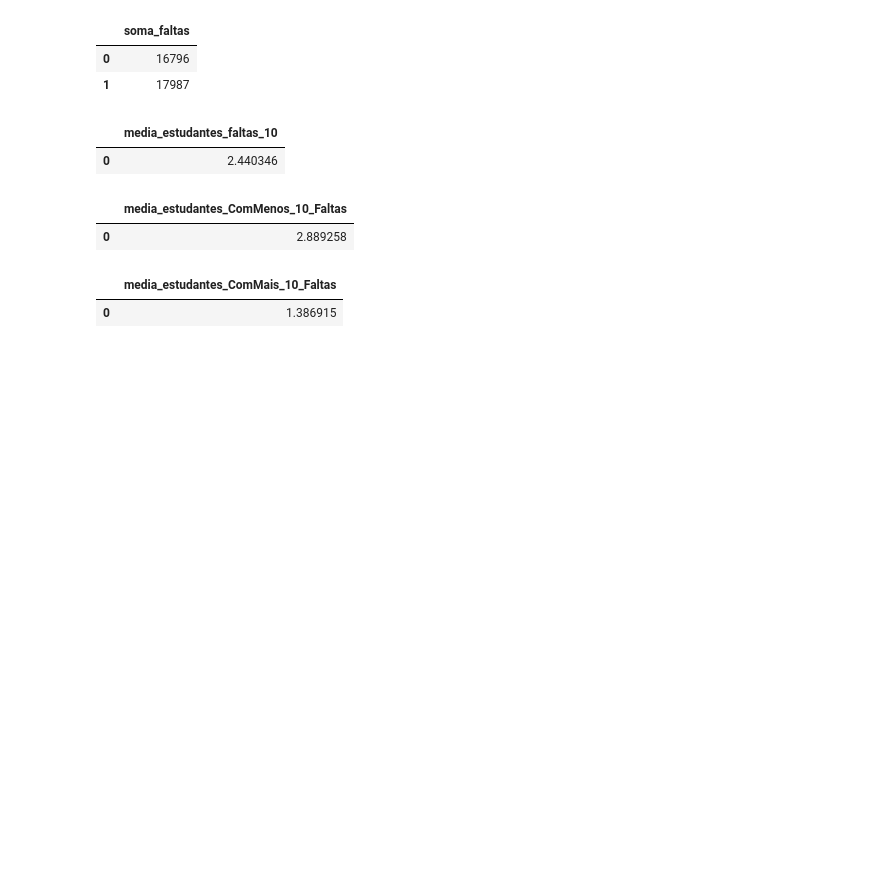
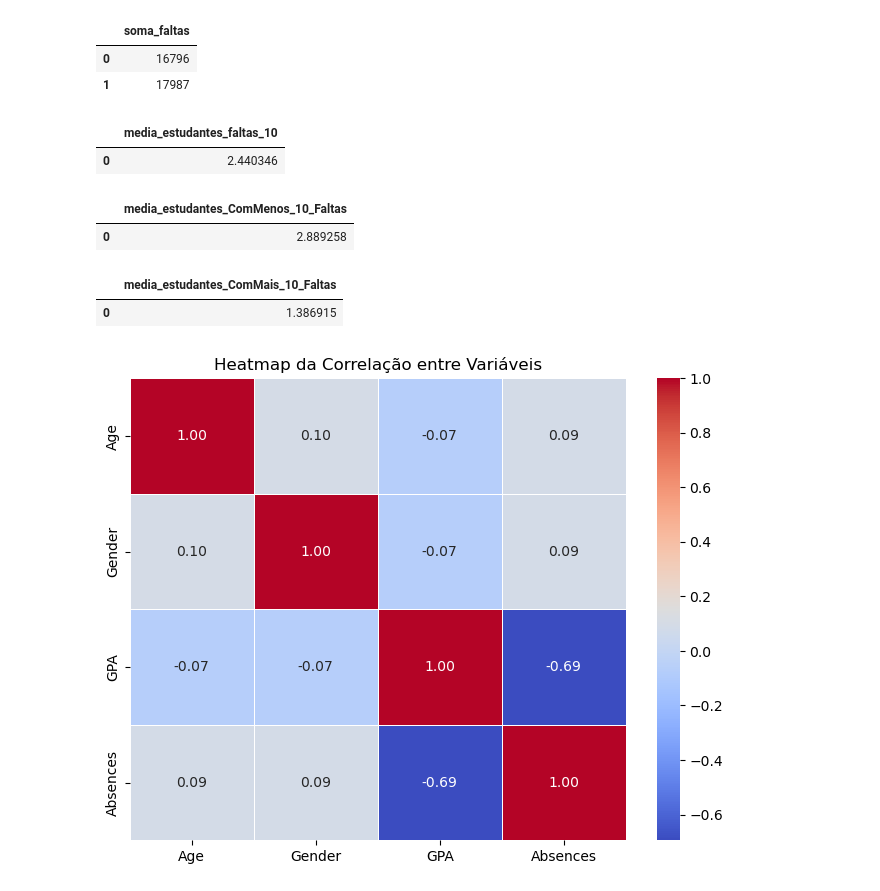
Before and after one commit to BlunaTrostdorf/case, a Jupyter notebook: main1.ipynb, the cells around one changed output. Cells and saved outputs as stored; diff of their text form; code cells hidden in the pictures; blank space fills up the shorter version.

```diff
--- a/main1.ipynb
+++ b/main1.ipynb
@@ -238,3 +191,21 @@ resultado_media_estudantes_FaltaramMaisOuMais10
+# %%
+import seaborn as sns
+import matplotlib.pyplot as plt
+
+# Calcular a matriz de correlação entre as variáveis
+correlacao_matrix = resultado[['Age', 'Gender', 'GPA', 'Absences']].corr()
+
+# Criar o heatmap
+plt.figure(figsize=(8, 6))
+sns.heatmap(correlacao_matrix, annot=True, cmap='coolwarm', fmt='.2f', linewidths=0.5)
+
+# Adicionar título
+plt.title('Heatmap da Correlação entre Variáveis')
+
+# Exibir o heatmap
+plt.show()
+# %% [output]
+[figure, added]
 # %%
 #Utilizando a base de dados utilizada no exercicio anterior faça:
 ## Cruze com a base de dados criada anteriormente e traga a informação da coluna StudyTimeWeekly apenas dos estudantes com as maiores notas por idade e genero. Dica as linhas que nao forem de estudantes com nota maxima por idade devem ser nulas!
```
Also changed, not shown: parts of 17 cells of this notebook.
